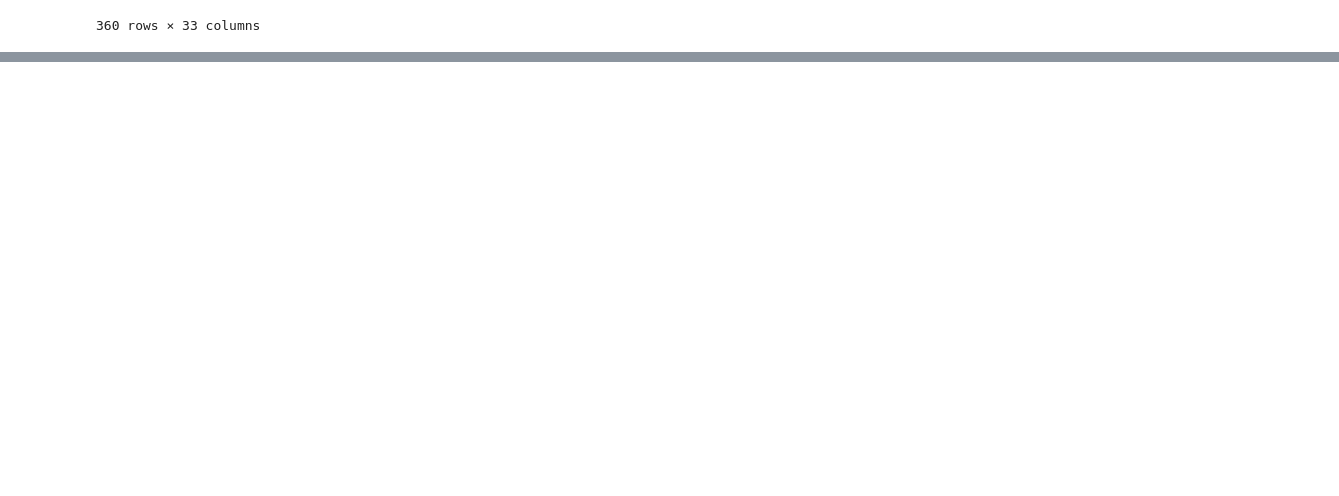
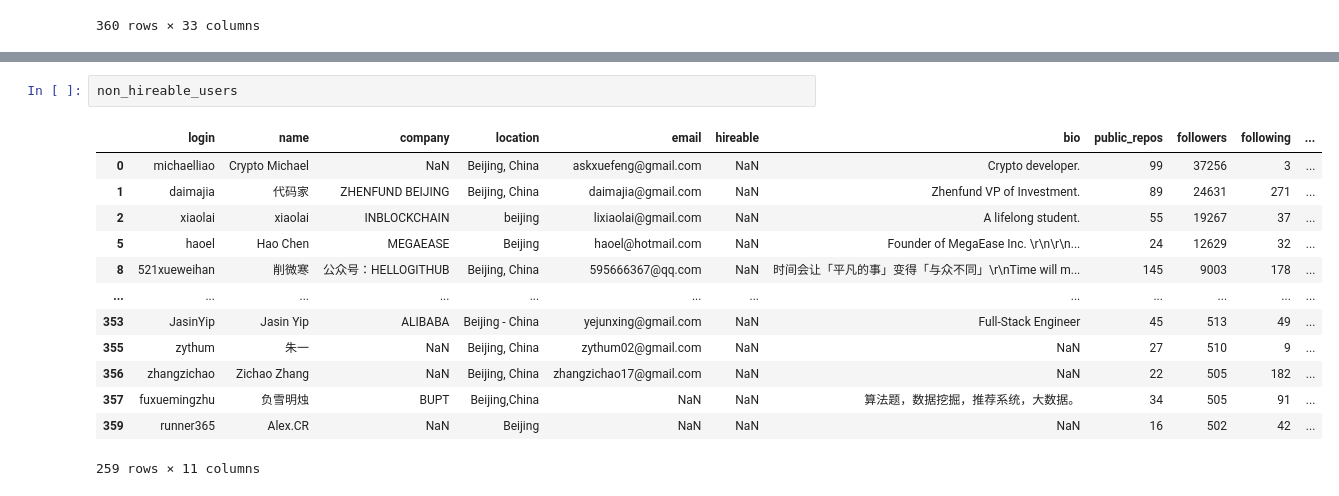
Before and after one commit to Prajwalit-Tiwari/TDS_Project1, a Jupyter notebook: main.ipynb, the cells around one changed output, grey strips where cells are left out. Drawn from its saved outputs; the diff is of its cells as text; blank space fills up the shorter version.

```diff
--- a/main.ipynb
+++ b/main.ipynb
@@ -543,0 +936,16 @@ def clean_company_name(company):
+# %%
+non_hireable_users
+# %% [output]
+|  | login | name | company | location | email | hireable | bio | public_repos | followers | following | ... |
+| 0 | michaelliao | Crypto Michael | NaN | Beijing, China | askxuefeng@gmail.com | NaN | Crypto developer. | 99 | 37256 | 3 | ... |
+| 1 | daimajia | 代码家 | ZHENFUND BEIJING | Beijing, China | daimajia@gmail.com | NaN | Zhenfund VP of Investment. | 89 | 24631 | 271 | ... |
+| 2 | xiaolai | xiaolai | INBLOCKCHAIN | beijing | lixiaolai@gmail.com | NaN | A lifelong student. | 55 | 19267 | 37 | ... |
+| 5 | haoel | Hao Chen | MEGAEASE | Beijing | haoel@hotmail.com | NaN | Founder of MegaEase Inc. \r\n\r\n... | 24 | 12629 | 32 | ... |
+| 8 | 521xueweihan | 削微寒 | 公众号：HELLOGITHUB | Beijing, China | 595666367@qq.com | NaN | 时间会让「平凡的事」变得「与众不同」\r\nTime will m... | 145 | 9003 | 178 | ... |
+| ... | ... | ... | ... | ... | ... | ... | ... | ... | ... | ... | ... |
+| 353 | JasinYip | Jasin Yip | ALIBABA | Beijing - China | yejunxing@gmail.com | NaN | Full-Stack Engineer | 45 | 513 | 49 | ... |
+| 355 | zythum | 朱一 | NaN | Beijing, China | zythum02@gmail.com | NaN | NaN | 27 | 510 | 9 | ... |
+| 356 | zhangzichao | Zichao Zhang | NaN | Beijing, China | zhangzichao17@gmail.com | NaN | NaN | 22 | 505 | 182 | ... |
+| 357 | fuxuemingzhu | 负雪明烛 | BUPT | Beijing,China | NaN | NaN | 算法题，数据挖掘，推荐系统，大数据。 | 34 | 505 | 91 | ... |
+| 359 | runner365 | Alex.CR | NaN | Beijing | NaN | NaN | NaN | 16 | 502 | 42 | ... |
+259 rows × 11 columns
```
Also changed, not shown: parts of 47 cells of this notebook, 2 other files.
